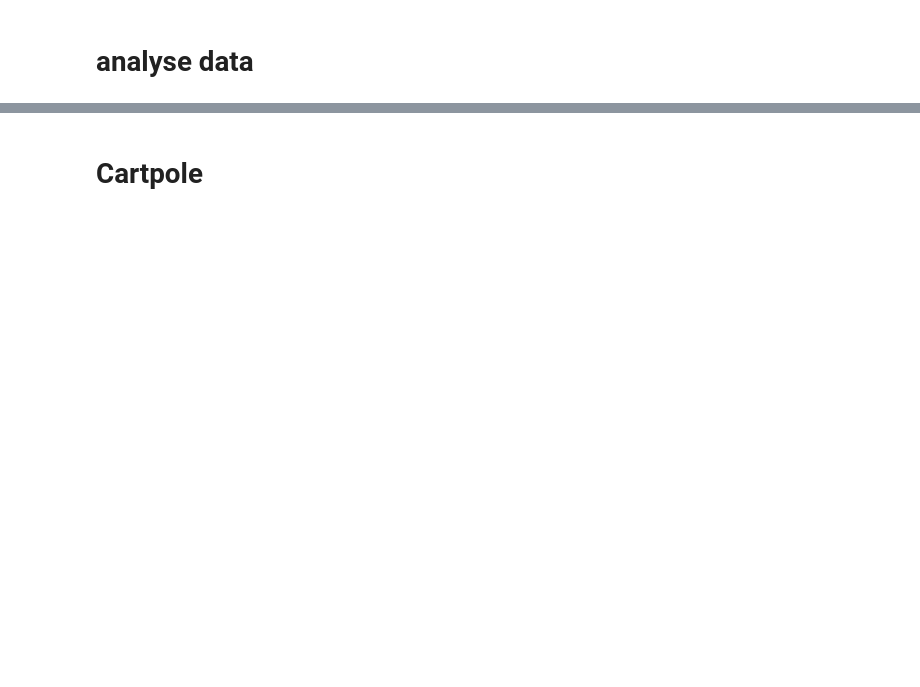
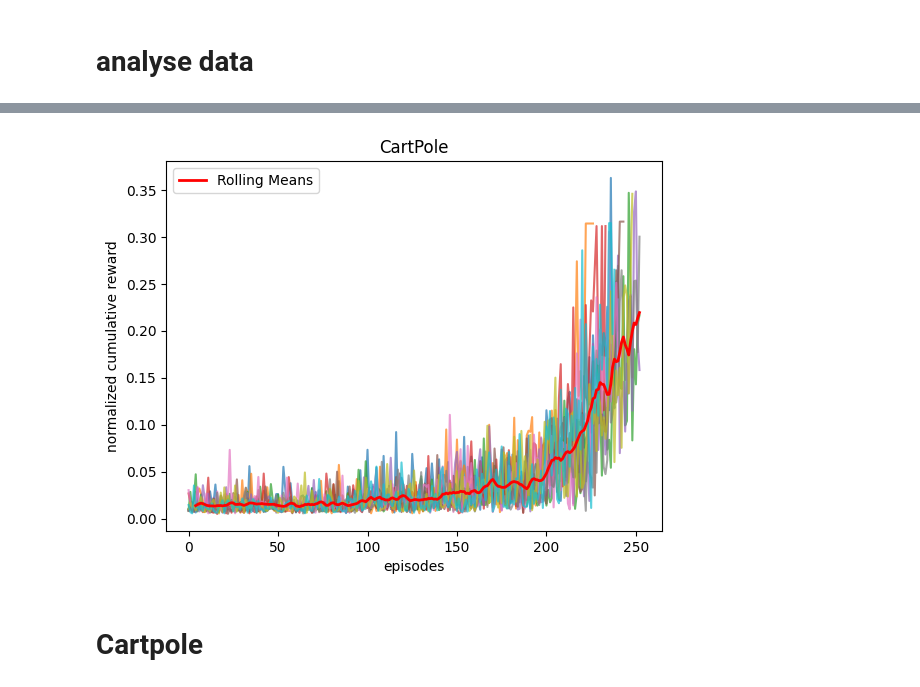
Before and after one commit to VIRAL-UCBL1/VIRAL, a Jupyter notebook: src/data/analyse.ipynb, the cells around one changed output, grey strips where cells are left out. Drawn from its saved outputs; the diff is of its cells as text; code cells hidden in the pictures; blank space fills up the shorter version.

```diff
--- a/src/data/analyse.ipynb
+++ b/src/data/analyse.ipynb
@@ -19,3 +88,7 @@ def plot_reward(data: pd.DataFrame) -> None:
+# %%
+plot_reward(legacy)
+# %% [output]
+[figure, added]
 # %% [markdown]
 # Cartpole
 # %%
```
Also changed, not shown: parts of 7 cells of this notebook, 15 other files.
